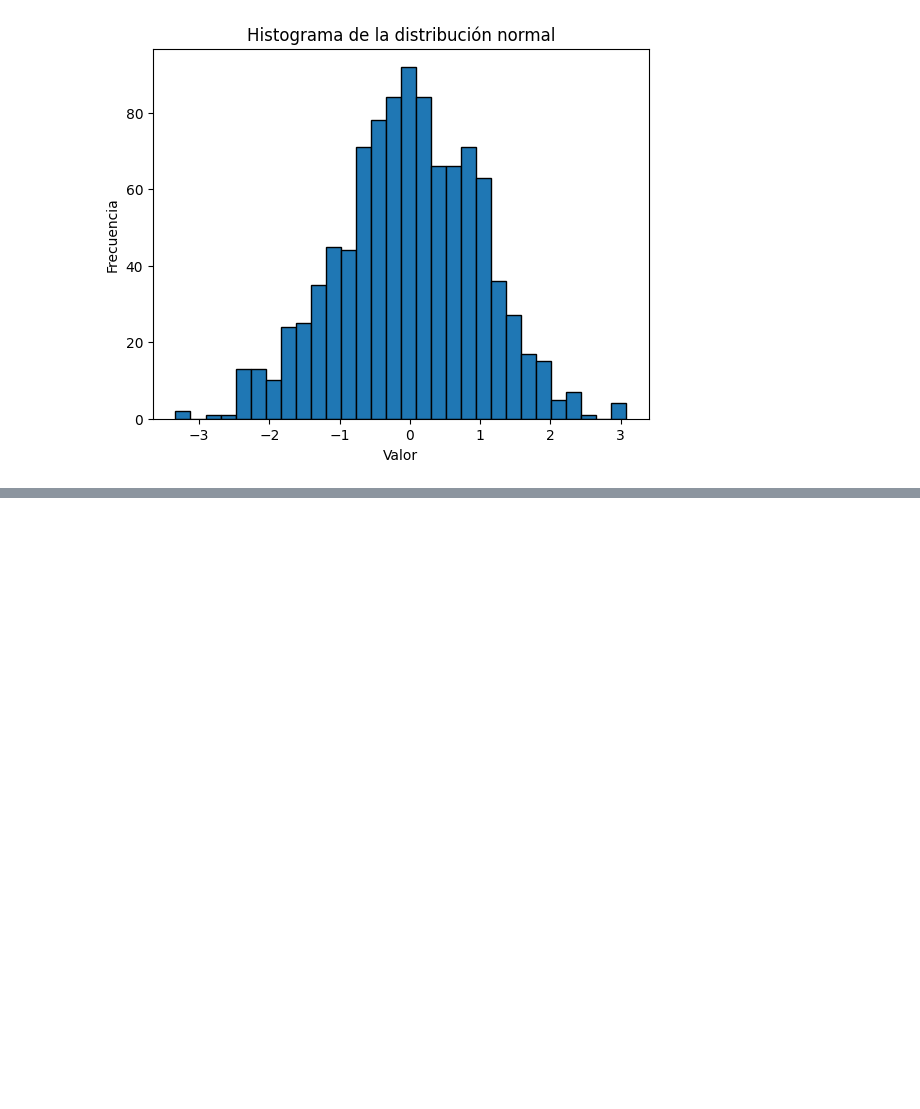
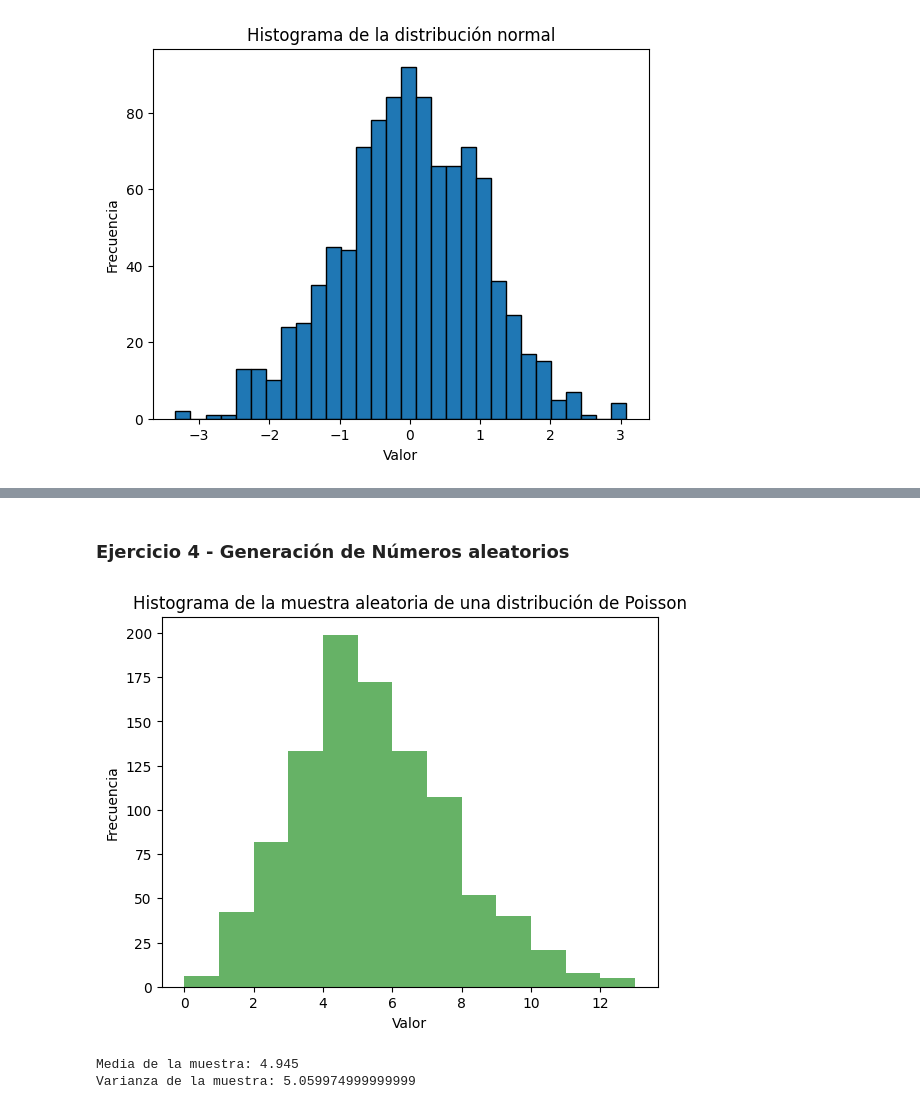
Before and after one commit to EstebanAG1005/Lab1-ModSim, a Jupyter notebook: main.ipynb, the cells around one changed output, grey strips where cells are left out. Drawn from its saved outputs; the diff is of its cells as text; code cells hidden in the pictures; blank space fills up the shorter version.

```diff
--- a/main.ipynb
+++ b/main.ipynb
@@ -40,0 +106,29 @@ Asímetría: Para una distribución normal, la asimetría es 0, por lo que el va
+# %% [markdown]
+### Ejercicio 4 - Generación de Números aleatorios
+# %%
+import numpy as np
+import matplotlib.pyplot as plt
+
+# Genere una muestra aleatoria de 1000 puntos de datos a partir de una distribución de Poisson con parámetro lambda 5.
+lambda_val = 5
+sample = np.random.poisson(lambda_val, 1000)
+
+#  Trace un histograma de los datos generados.
+plt.hist(sample, bins=np.arange(sample.min(), sample.max()+1), alpha=0.6, color='g')
+
+plt.title('Histograma de la muestra aleatoria de una distribución de Poisson')
+plt.xlabel('Valor')
+plt.ylabel('Frecuencia')
+
+plt.show()
+
+# Calcule e imprima la media y la varianza de la muestra.
+mean = np.mean(sample)
+variance = np.var(sample)
+
+print(f"Media de la muestra: {mean}")
+print(f"Varianza de la muestra: {variance}")
+# %% [output]
+[figure, added]
+Media de la muestra: 4.945
+Varianza de la muestra: 5.059974999999999
```
Also changed, not shown: parts of 6 cells of this notebook.
